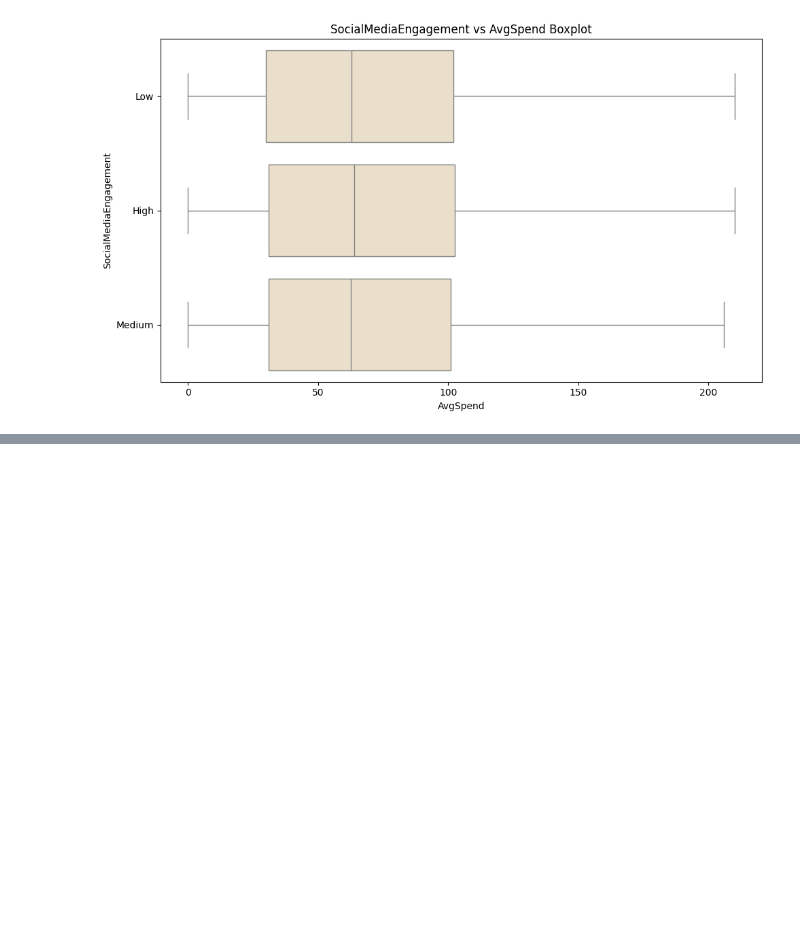
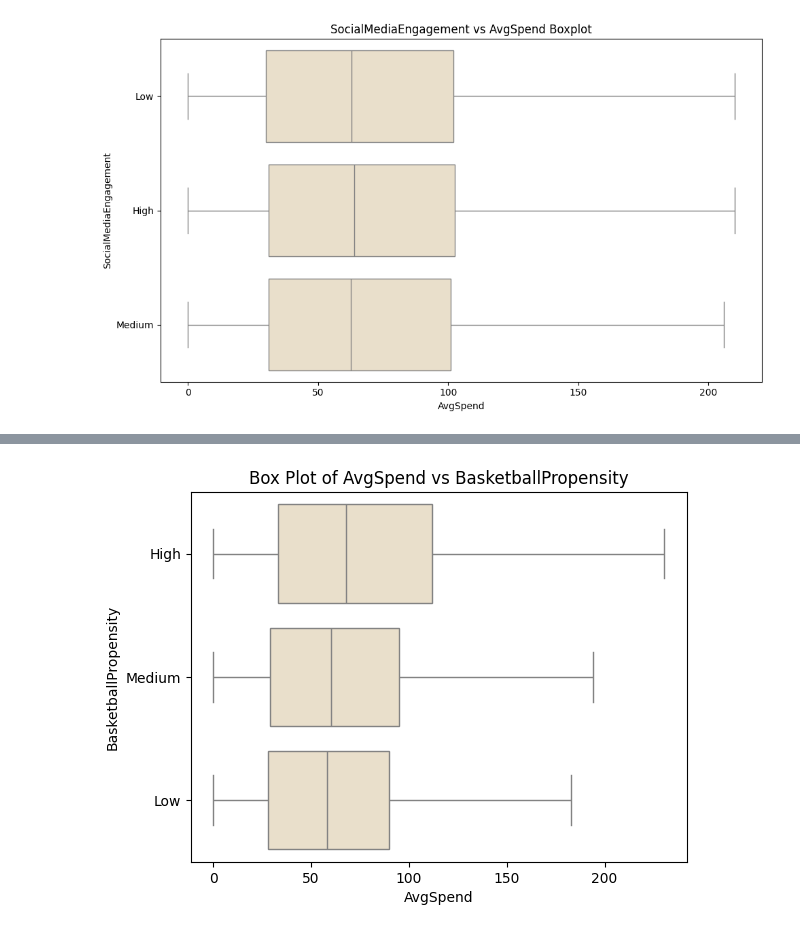
Before and after one commit to chowdhuryj-github/BucksFanExperience, a Jupyter notebook: BucksDataVisualization/DataVisualizationSalvin.ipynb, the cells around one changed output, grey strips where cells are left out. Drawn from its saved outputs; the diff is of its cells as text; code cells hidden in the pictures; blank space fills up the shorter version.

```diff
--- a/BucksDataVisualization/DataVisualizationSalvin.ipynb
+++ b/BucksDataVisualization/DataVisualizationSalvin.ipynb
@@ -541,0 +540,9 @@ sns.scatterplot(data=filtered_df_two, x='BasketballPropensity', y='AvgSpend')
+# %%
+# plotting out a box plot
+sns.boxplot(filtered_df, x='AvgSpend', y='BasketballPropensity', showfliers=False, color='#EEE1C6')
+
+# plotting a title and saving the figure
+plt.title("Box Plot of AvgSpend vs BasketballPropensity")
+plt.savefig(f"C:/GitHub/BucksHackathon25/BucksPlots/spend_vs_propensity_box_plot.png", dpi=300, bbox_inches='tight')
+# %% [output]
+[figure, added]
```
Also changed, not shown: parts of 26 cells of this notebook, 16 other files.
